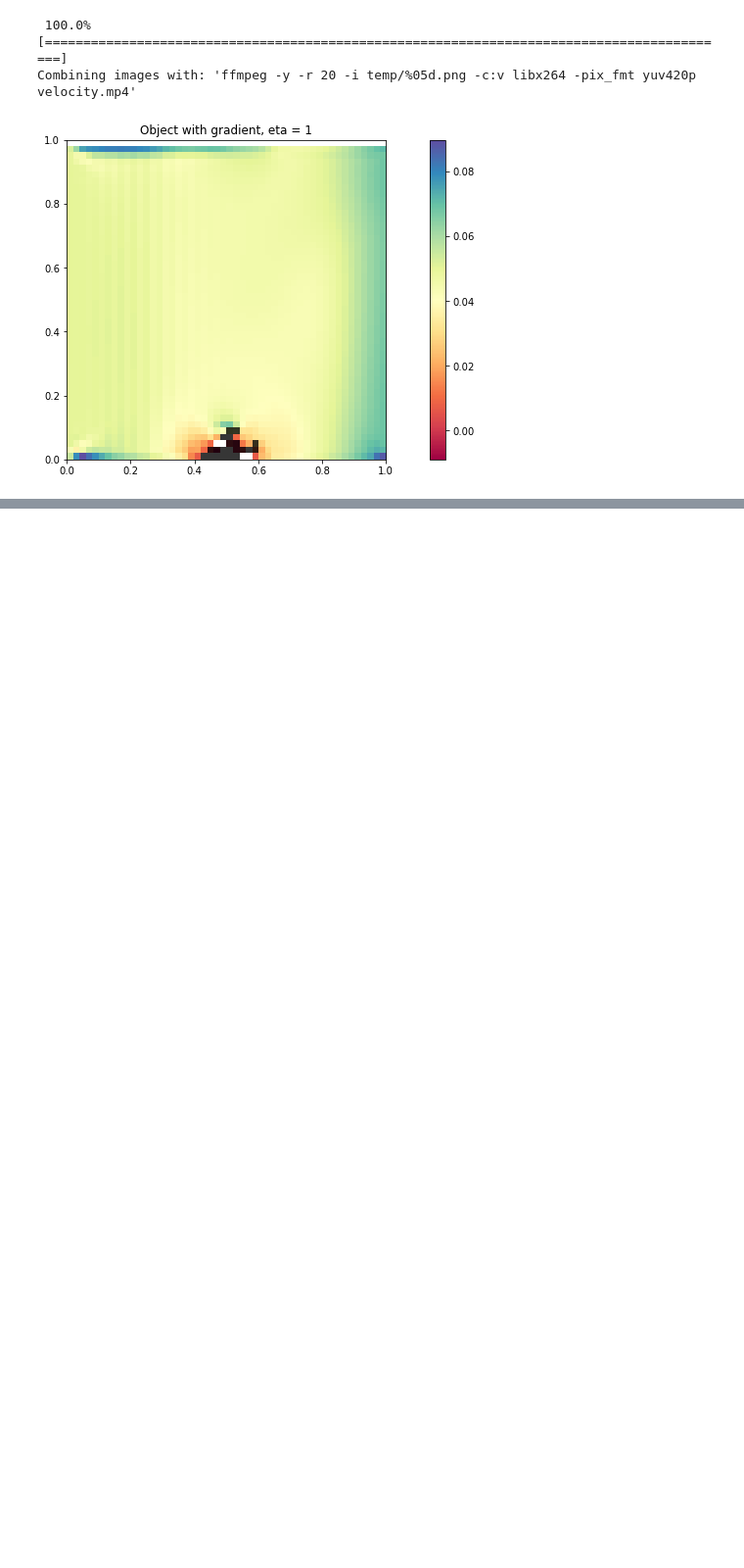
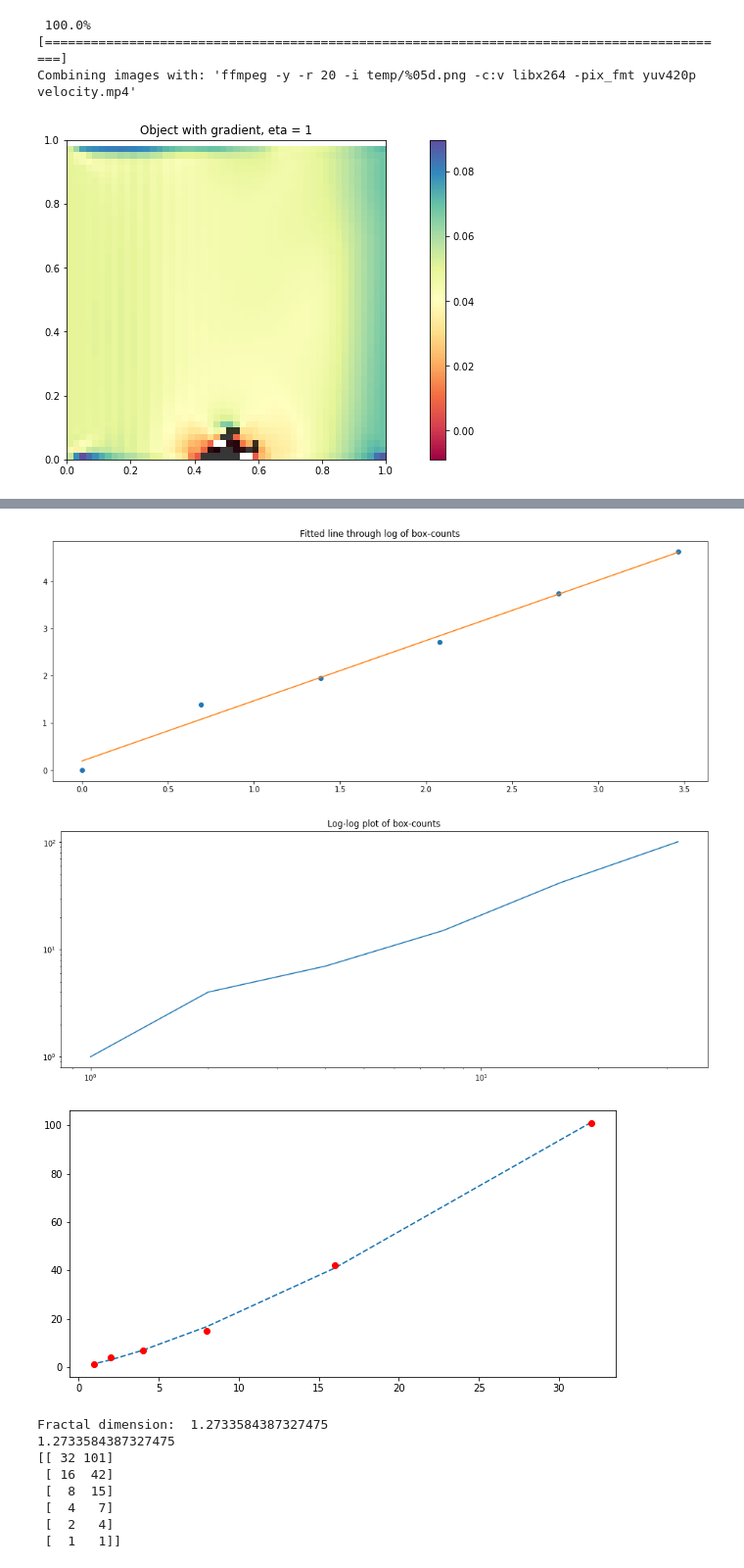
Before and after one commit to Lut99/KoraalKnakkers, a Jupyter notebook: DLA final.ipynb, the cells around one changed output, grey strips where cells are left out. Shown at 98% size. Cells and saved outputs as stored; diff of their text form; code cells hidden in the pictures; blank space fills up the shorter version.

Commit message:
Merged fractal dimensions in the final file

```diff
--- a/DLA final.ipynb
+++ b/DLA final.ipynb
@@ -990,0 +1050,17 @@ Combining images with: 'ffmpeg -y -r 20 -i temp/%05d.png -c:v libx264 -pix_fmt y
+# %%
+# Compute the fractal dimension
+box_counts, dim = fractal_dimension(N, snapshots_obj[-1])
+print(dim)
+print(box_counts)
+# %% [output]
+[figure, added]
+[figure, added]
+[figure, added]
+Fractal dimension:  1.2733584387327475
+1.2733584387327475
+[[ 32 101]
+ [ 16  42]
+ [  8  15]
+ [  4   7]
+ [  2   4]
+ [  1   1]]
```
Also changed, not shown: parts of 4 cells of this notebook.
